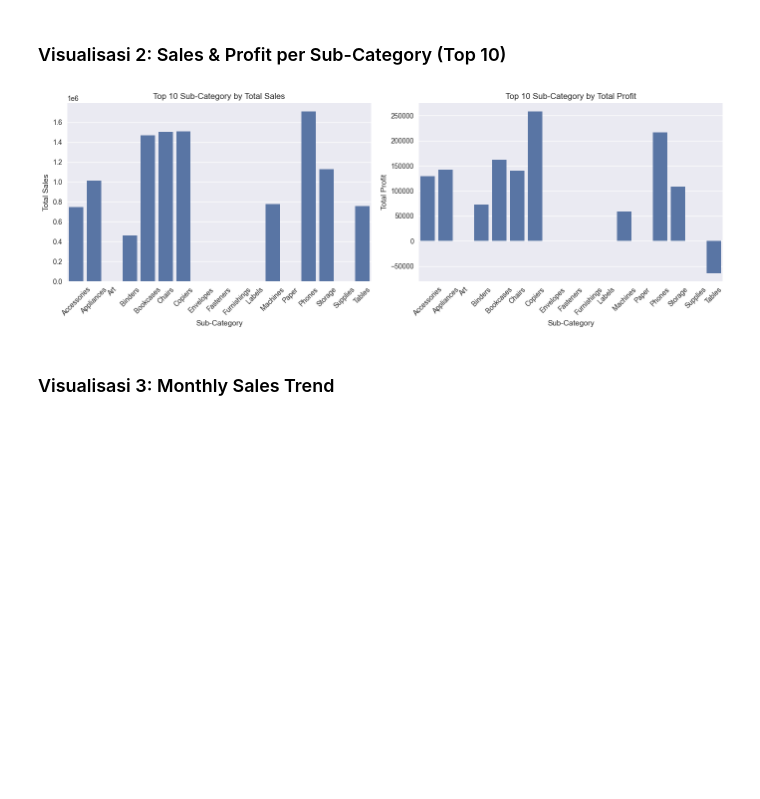
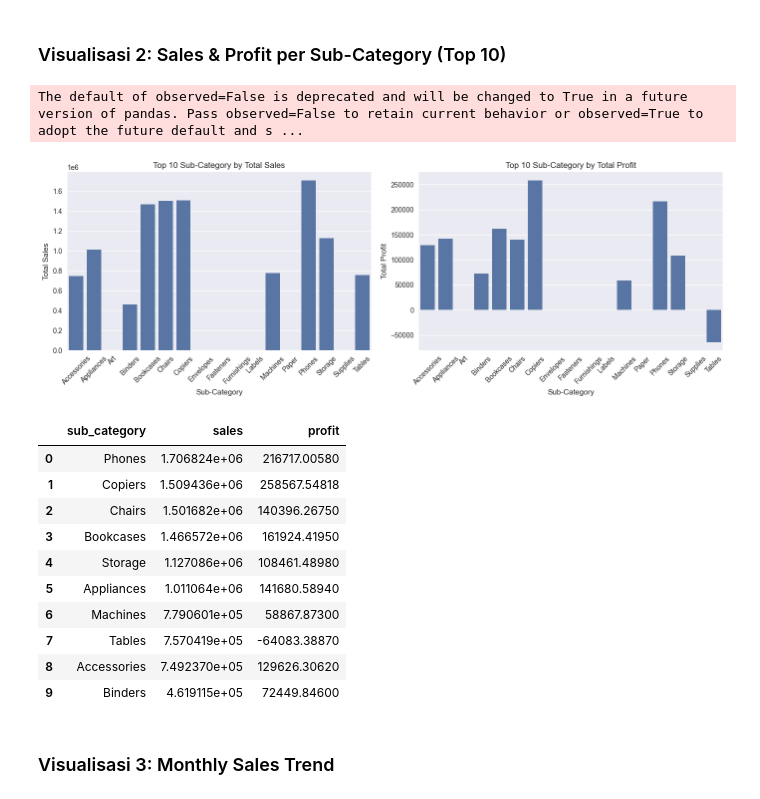
Before and after one commit to xmriz/tubes-if5100-global-superstore, a Jupyter notebook: notebooks/01_data_prep_eda_viz.ipynb, the cells around one changed output. Cells and saved outputs as stored; diff of their text form; code cells hidden in the pictures; blank space fills up the shorter version.

```diff
--- a/notebooks/01_data_prep_eda_viz.ipynb
+++ b/notebooks/01_data_prep_eda_viz.ipynb
@@ -369,36 +402,51 @@ _ = plot_sales_by_category(
 # %% [markdown]
 ### Visualisasi 2: Sales & Profit per Sub-Category (Top 10)
 # %%
-sub_agg = (
-    df_clean
-    .groupby("sub_category")[["sales", "profit"]]
-    .sum()
-    .sort_values(by="sales", ascending=False)
-    .head(10)
-    .reset_index()
-)
+if {"sub_category", "sales", "profit"}.issubset(df_clean.columns):
+    sub_agg = (
+        df_clean
+        .groupby("sub_category")[["sales", "profit"]]
+        .sum()
+        .sort_values(by="sales", ascending=False)
+        .head(10)
+        .reset_index()
+    )
 
-fig, axes = plt.subplots(1, 2, figsize=(14, 5), sharex=True)
+    fig, axes = plt.subplots(1, 2, figsize=(14, 5), sharex=True)
 
-# --- Plot 1: Total Sales ---
-sns.barplot(data=sub_agg, x="sub_category", y="sales", ax=axes[0])
-axes[0].set_title("Top 10 Sub-Category by Total Sales")
-axes[0].set_xlabel("Sub-Category")
-axes[0].set_ylabel("Total Sales")
-axes[0].tick_params(axis="x", rotation=45)
+    sns.barplot(data=sub_agg, x="sub_category", y="sales", ax=axes[0])
+    axes[0].set_title("Top 10 Sub-Category by Total Sales")
+    axes[0].set_xlabel("Sub-Category")
+    axes[0].set_ylabel("Total Sales")
+    axes[0].tick_params(axis="x", rotation=45)
 
-# --- Plot 2: Total Profit ---
-sns.barplot(data=sub_agg, x="sub_category", y="profit", ax=axes[1])
-axes[1].set_title("Top 10 Sub-Category by Total Profit")
-axes[1].set_xlabel("Sub-Category")
-axes[1].set_ylabel("Total Profit")
-axes[1].tick_params(axis="x", rotation=45)
+    sns.barplot(data=sub_agg, x="sub_category", y="profit", ax=axes[1])
+    axes[1].set_title("Top 10 Sub-Category by Total Profit")
+    axes[1].set_xlabel("Sub-Category")
+    axes[1].set_ylabel("Total Profit")
+    axes[1].tick_params(axis="x", rotation=45)
 
-plt.tight_layout()
-plt.savefig(FIG_DIR / "sales_profit_by_subcategory_separate.png", bbox_inches="tight")
-plt.show()
+    plt.tight_layout()
+    plt.savefig(FIG_DIR / "sales_profit_by_subcategory_separate.png", bbox_inches="tight")
+    plt.show()
+
+    display(sub_agg)
+else:
+    print("Kolom sub_category / sales / profit tidak lengkap.")
 # %% [output]
+The default of observed=False is deprecated and will be changed to True in a future version of pandas. Pass observed=False to retain current behavior or observed=True to adopt the future default and s ...
 [figure]
+|  | sub_category | sales | profit |
+| 0 | Phones | 1.706824e+06 | 216717.00580 |
+| 1 | Copiers | 1.509436e+06 | 258567.54818 |
+| 2 | Chairs | 1.501682e+06 | 140396.26750 |
+| 3 | Bookcases | 1.466572e+06 | 161924.41950 |
+| 4 | Storage | 1.127086e+06 | 108461.48980 |
+| 5 | Appliances | 1.011064e+06 | 141680.58940 |
+| 6 | Machines | 7.790601e+05 | 58867.87300 |
+| 7 | Tables | 7.570419e+05 | -64083.38870 |
+| 8 | Accessories | 7.492370e+05 | 129626.30620 |
+| 9 | Binders | 4.619115e+05 | 72449.84600 |
 # %% [markdown]
 ### Visualisasi 3: Monthly Sales Trend
 # %% [markdown]
```
Also changed, not shown: parts of 18 cells of this notebook, 8 other files.
